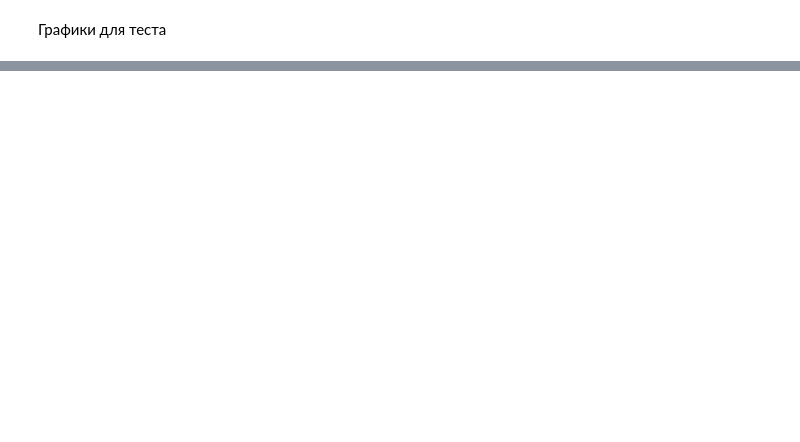
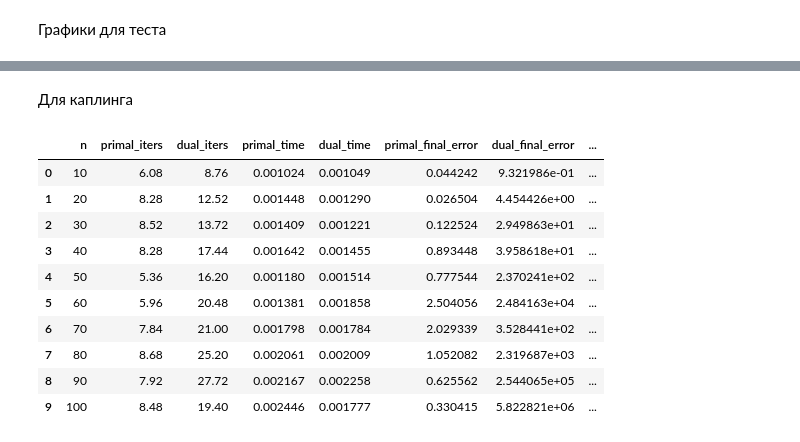
Before and after one commit to owmtgf/IAD_MAG_OptMethods, a Jupyter notebook: LAB3/4_task.ipynb, the cells around one changed output, grey strips where cells are left out. Drawn from its saved outputs; the diff is of its cells as text; code cells hidden in the pictures; blank space fills up the shorter version.

Commit message:
[LAB3] coupling added to task 4

```diff
--- a/LAB3/4_task.ipynb
+++ b/LAB3/4_task.ipynb
@@ -556,0 +684,9 @@ Pickle results saved to results/nesterov_results.pkl
+# %%
+linear_coupling_results = run_experiments(
+    problems,
+    primal_solver=linear_coupling_primal,
+    dual_solver=linear_coupling_dual,
+    method_name="linear_coupling",
+    save_dir="results",
+    verbose=True,
+)
@@ -592,0 +747,29 @@ summary.plot(x="n", y=["primal_time", "dual_time"], marker="o")
+# %% [markdown]
+Для каплинга
+# %%
+df = pd.DataFrame(linear_coupling_results)
+
+summary = df.groupby("n").agg({
+    "primal_iters": "mean",
+    "dual_iters": "mean",
+    "primal_time": "mean",
+    "dual_time": "mean",
+    "primal_final_error": "mean",
+    "dual_final_error": "mean",
+    "primal_success": "mean",
+    "dual_success": "mean"
+}).reset_index()
+
+summary
+# %% [output]
+|  | n | primal_iters | dual_iters | primal_time | dual_time | primal_final_error | dual_final_error | ... |
+| 0 | 10 | 6.08 | 8.76 | 0.001024 | 0.001049 | 0.044242 | 9.321986e-01 | ... |
+| 1 | 20 | 8.28 | 12.52 | 0.001448 | 0.001290 | 0.026504 | 4.454426e+00 | ... |
+| 2 | 30 | 8.52 | 13.72 | 0.001409 | 0.001221 | 0.122524 | 2.949863e+01 | ... |
+| 3 | 40 | 8.28 | 17.44 | 0.001642 | 0.001455 | 0.893448 | 3.958618e+01 | ... |
+| 4 | 50 | 5.36 | 16.20 | 0.001180 | 0.001514 | 0.777544 | 2.370241e+02 | ... |
+| 5 | 60 | 5.96 | 20.48 | 0.001381 | 0.001858 | 2.504056 | 2.484163e+04 | ... |
+| 6 | 70 | 7.84 | 21.00 | 0.001798 | 0.001784 | 2.029339 | 3.528441e+02 | ... |
+| 7 | 80 | 8.68 | 25.20 | 0.002061 | 0.002009 | 1.052082 | 2.319687e+03 | ... |
+| 8 | 90 | 7.92 | 27.72 | 0.002167 | 0.002258 | 0.625562 | 2.544065e+05 | ... |
+| 9 | 100 | 8.48 | 19.40 | 0.002446 | 0.001777 | 0.330415 | 5.822821e+06 | ... |
```
Also changed, not shown: parts of 9 cells of this notebook.
